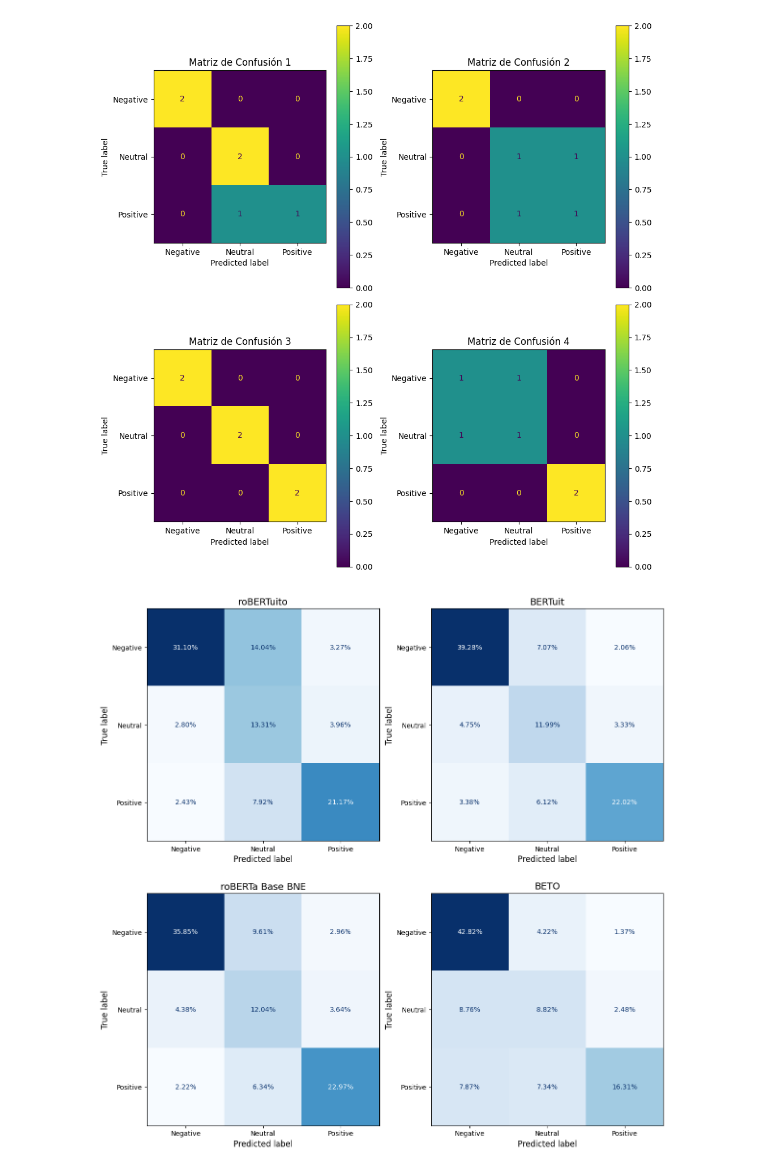
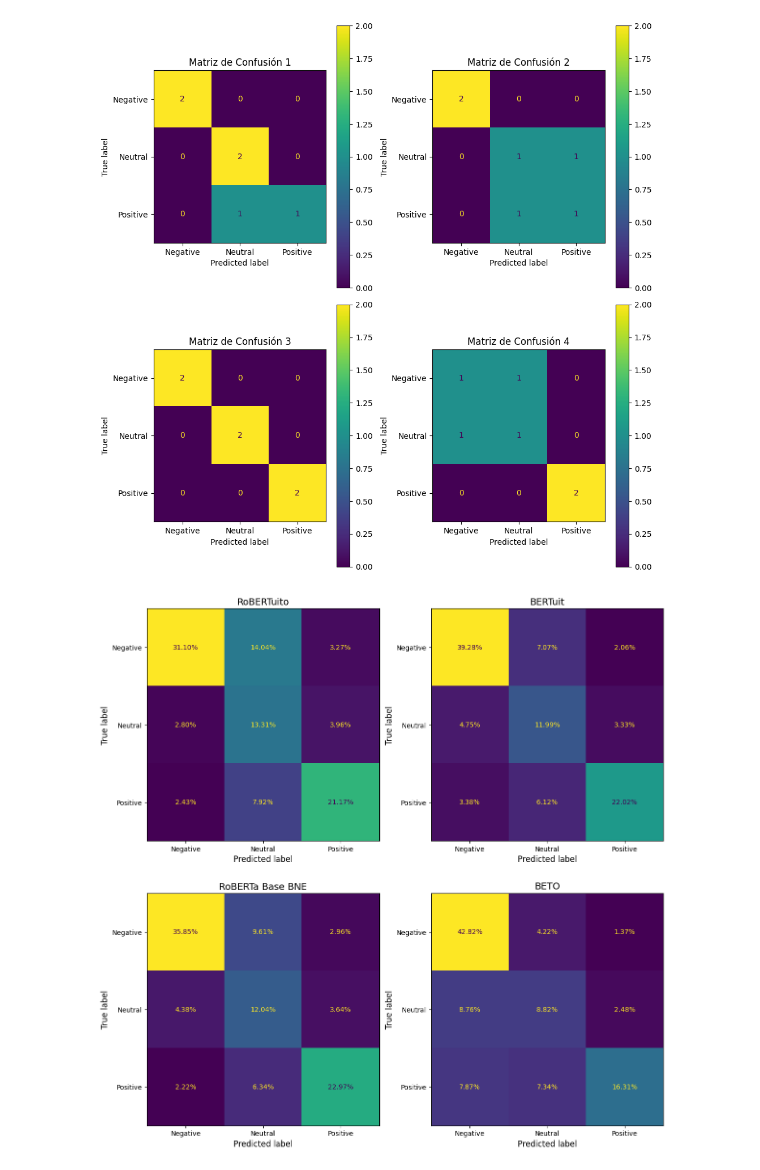
Before and after one commit to jairleo95/peruvian-slang-sentiment, a Jupyter notebook: confusion-matrices.ipynb, the cells around one changed output. Drawn from its saved outputs; the diff is of its cells as text; code cells hidden in the pictures.

```diff
--- a/confusion-matrices.ipynb
+++ b/confusion-matrices.ipynb
@@ -64,34 +65,34 @@ cm4 = pd.read_csv('results/BETO_val_df_confusion_percentages.csv', index_col=0).
 
 # Configurar las etiquetas de las categorías
 labels = ['Negative', 'Neutral', 'Positive']
 
 # Configurar la figura y los subplots
 fig, axs = plt.subplots(2, 2, figsize=(12, 12))
 
 # Configurar el estilo
 # plt.style.use('seaborn-v0_8-dark-palette')
 
 # Función para mostrar la matriz de confusión con porcentajes
 def plot_confusion_matrix(cm, ax, title):
     disp = ConfusionMatrixDisplay(cm, display_labels=labels)
-    disp.plot(ax=ax, cmap='Blues', values_format='.2%', colorbar=False)
+    disp.plot(ax=ax, cmap='viridis', values_format='.2%', colorbar=False)
     ax.set_title(title, fontsize=14)
     ax.set_xlabel('Predicted label', fontsize=12)
     ax.set_ylabel('True label', fontsize=12)
     ax.set_xticklabels(labels, fontsize=10)
     ax.set_yticklabels(labels, fontsize=10)
 
 # Mostrar cada matriz de confusión en un subplot
-plot_confusion_matrix(cm1, axs[0, 0], 'roBERTuito')
+plot_confusion_matrix(cm1, axs[0, 0], 'RoBERTuito')
 plot_confusion_matrix(cm2, axs[0, 1], 'BERTuit')
-plot_confusion_matrix(cm3, axs[1, 0], 'roBERTa Base BNE')
+plot_confusion_matrix(cm3, axs[1, 0], 'RoBERTa Base BNE')
 plot_confusion_matrix(cm4, axs[1, 1], 'BETO')
 
 # Ajustar el layout
 plt.tight_layout()
 
 plt.savefig('confusion_matrices.png', dpi=300)  # Ajustar dpi para mayor calidad
 
 plt.show()
 # %% [output]
-[figure, old version]
+[figure, new version]
```
Also changed, not shown: parts of 2 cells of this notebook, 5 other files.
